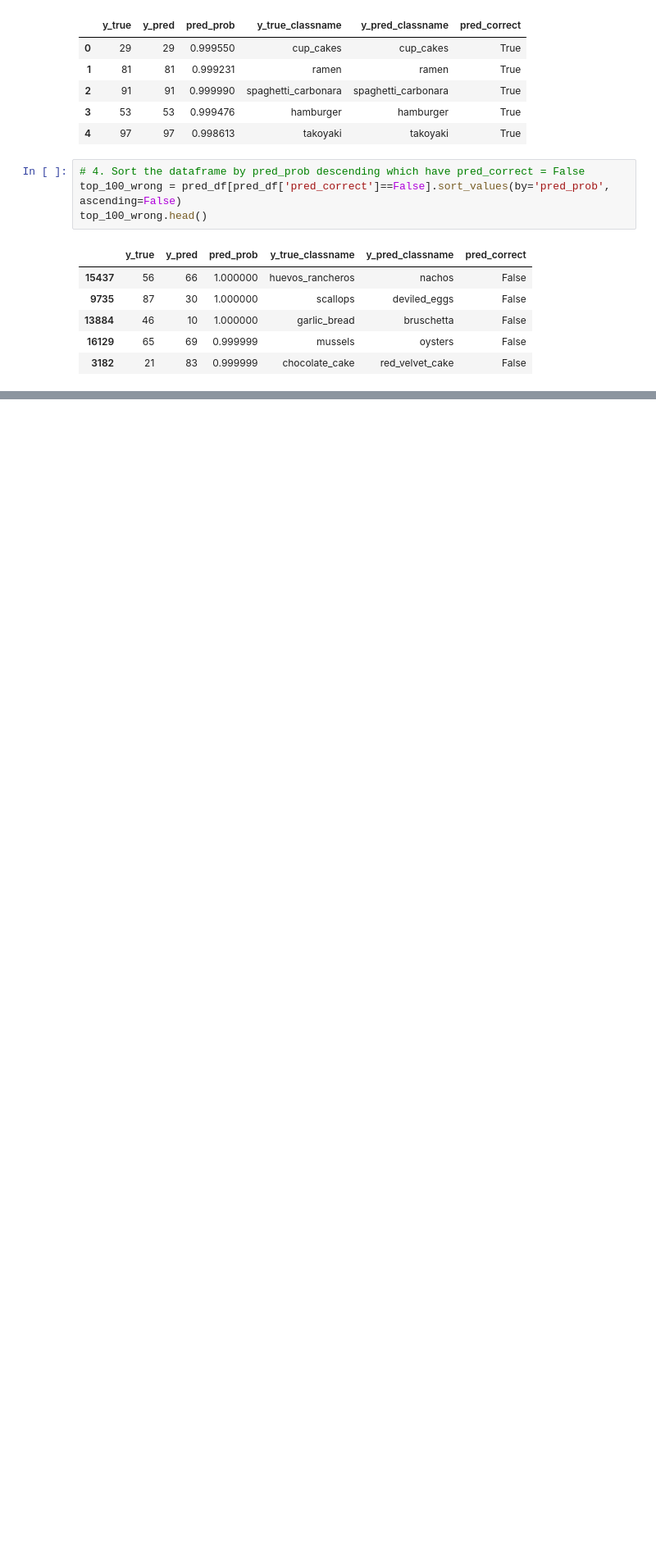
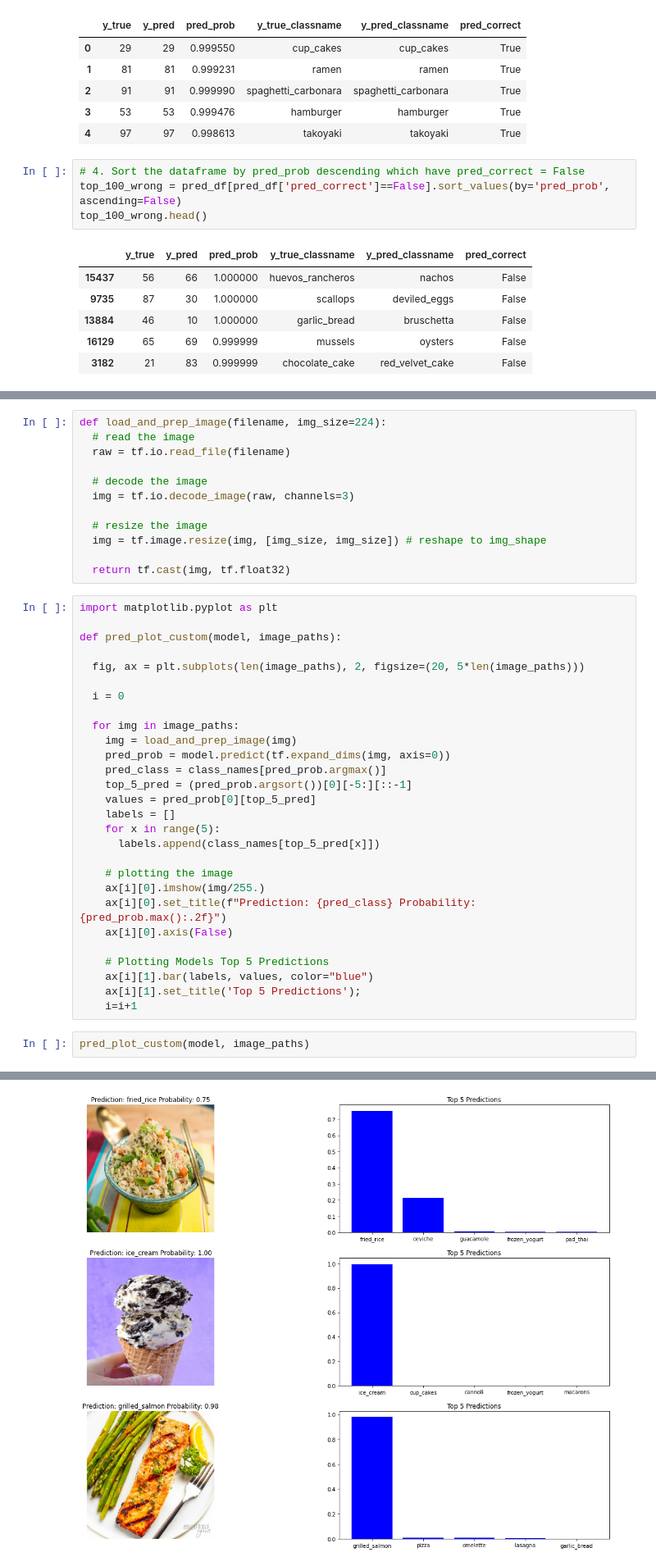
Before and after one commit to SaketMunda/wikifoodia, a Jupyter notebook: food_vision101_with_tensorflow.ipynb, the cells around one changed output, grey strips where cells are left out. Shown at 82% size. Cells and saved outputs as stored; diff of their text form; blank space fills up the shorter version.

```diff
--- a/food_vision101_with_tensorflow.ipynb
+++ b/food_vision101_with_tensorflow.ipynb
@@ -1386,0 +1449,43 @@ top_100_wrong.head()
+# %%
+def load_and_prep_image(filename, img_size=224):
+  # read the image
+  raw = tf.io.read_file(filename)
+
+  # decode the image
+  img = tf.io.decode_image(raw, channels=3)
+
+  # resize the image
+  img = tf.image.resize(img, [img_size, img_size]) # reshape to img_shape
+
+  return tf.cast(img, tf.float32)
+# %%
+import matplotlib.pyplot as plt
+
+def pred_plot_custom(model, image_paths):
+
+  fig, ax = plt.subplots(len(image_paths), 2, figsize=(20, 5*len(image_paths)))
+
+  i = 0
+
+  for img in image_paths:
+    img = load_and_prep_image(img)
+    pred_prob = model.predict(tf.expand_dims(img, axis=0))
+    pred_class = class_names[pred_prob.argmax()]
+    top_5_pred = (pred_prob.argsort())[0][-5:][::-1]
+    values = pred_prob[0][top_5_pred]
+    labels = []
+    for x in range(5):
+      labels.append(class_names[top_5_pred[x]])
+
+    # plotting the image
+    ax[i][0].imshow(img/255.)
+    ax[i][0].set_title(f"Prediction: {pred_class} Probability: {pred_prob.max():.2f}")
+    ax[i][0].axis(False)
+
+    # Plotting Models Top 5 Predictions
+    ax[i][1].bar(labels, values, color="blue")
+    ax[i][1].set_title('Top 5 Predictions');
+    i=i+1
+# %%
+pred_plot_custom(model, image_paths)
+# %% [output]
@@ -1386,0 +1495 @@ top_100_wrong.head()
+[figure, added]
```
Also changed, not shown: parts of 32 cells of this notebook.
